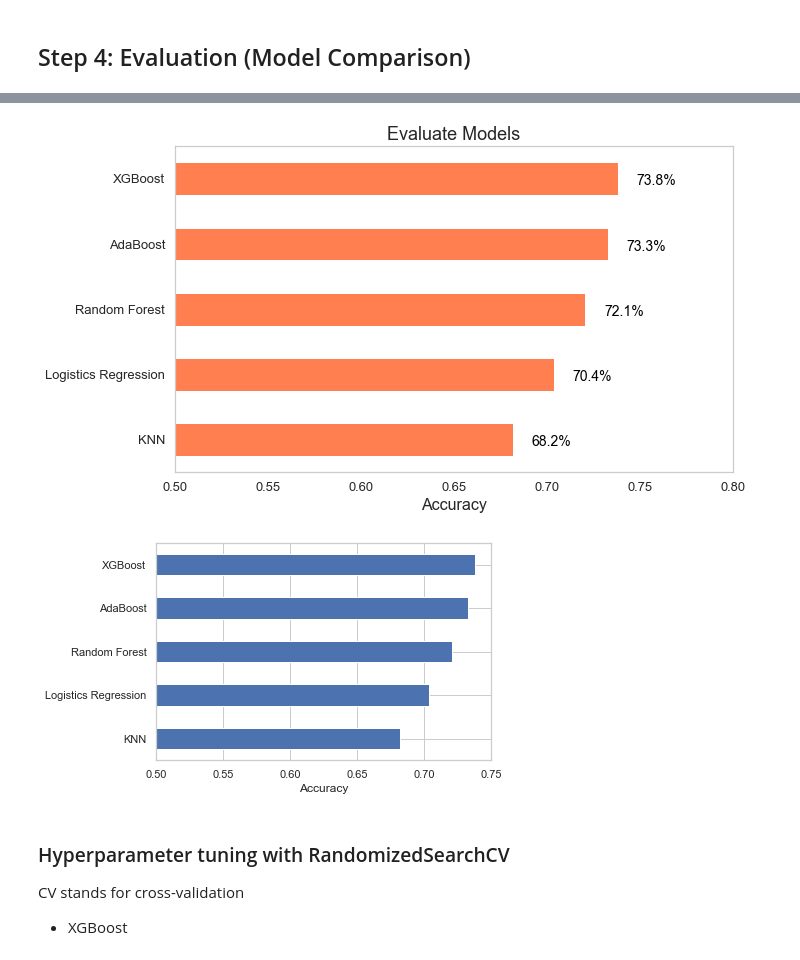
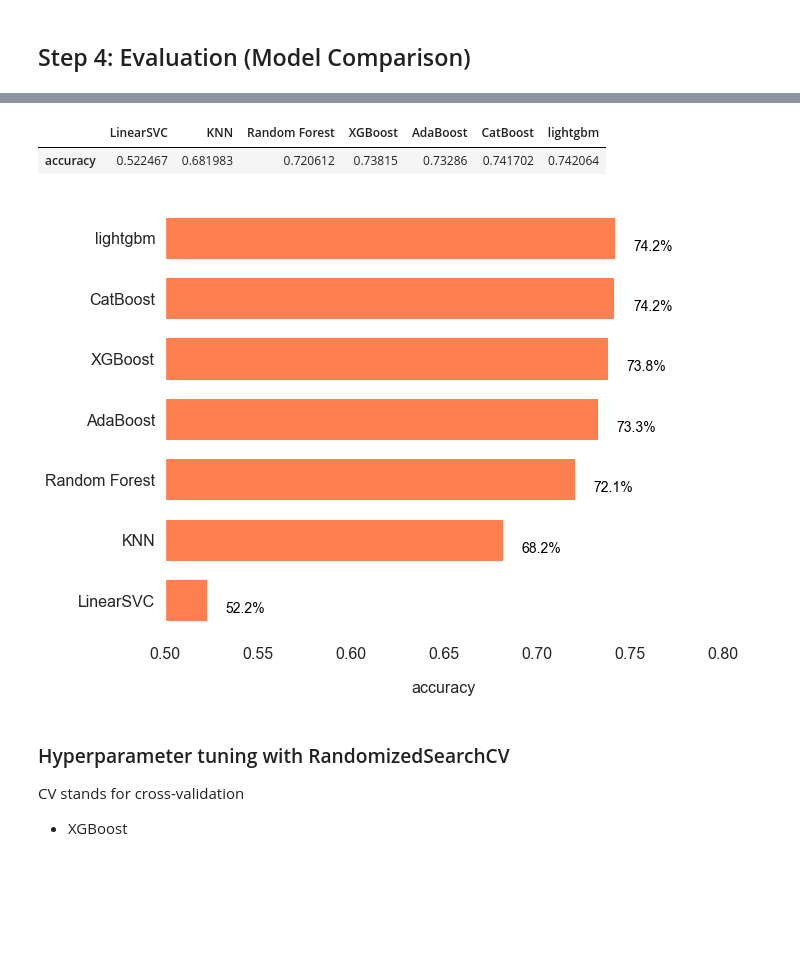
Before and after one commit to mkyurw/Heart-Disease-Prediction, a Jupyter notebook: Cardio.ipynb, the cells around one changed output, grey strips where cells are left out. Cells and saved outputs as stored; diff of their text form; code cells hidden in the pictures; blank space fills up the shorter version.

```diff
--- a/Cardio.ipynb
+++ b/Cardio.ipynb
@@ -258,7 +309,8 @@ df_copy.head()
 | 3 | 17623 | 2 | 169 | 82.0 | 150 | 100 | 1 | 1 | 0 | 0 | 1 | ... |
 | 4 | 17474 | 1 | 156 | 56.0 | 100 | 60 | 1 | 1 | 0 | 0 | 0 | ... |
 # %%
-df_no_outlier = df_copy[(df_copy["ap_hi_zscore"]<3) & (df_copy["ap_lo_zscore"]<3)]
+df_no_outlier = df_copy[(df_copy["ap_hi_zscore"]<3)]
+df_no_outlier = df_no_outlier[(df_copy["ap_lo_zscore"]<3)]
 df_no_outlier
 # %% [output]
 |  | age | gender | height | weight | ap_hi | ap_lo | cholesterol | gluc | smoke | alco | active | ... |
@@ -303,7 +355,10 @@ corr_matrix = df_no_outlier.corr()
 fig, ax = plt.subplots(figsize=(15,10))
 ax = sns.heatmap(corr_matrix,
                  annot=True,
+                 annot_kws={"size": 14},
                  linewidth=0.5,
                  fmt=".2f",
-                 cmap="YlGnBu");
+                 cmap="YlGnBu")
+sns.set(font_scale=1.4)
+plt.xticks(rotation=45);
 # %% [output]
@@ -331,10 +526,14 @@ x_train, x_test, y_train, y_test = train_test_split(x,
 # %%
+import time
+from sklearn.svm import LinearSVC
 # put 3 models in dict
-models = {"Logistics Regression":LogisticRegression(),
+models = {"LinearSVC":LinearSVC(),
           "KNN":KNeighborsClassifier(),
           "Random Forest":RandomForestClassifier(),
           "XGBoost" : XGBClassifier(),
-          "AdaBoost" : AdaBoostClassifier()}
+          "AdaBoost" : AdaBoostClassifier(),
+          "CatBoost": CatBoostClassifier(),
+          "lightgbm": LGBMClassifier()}
 
 # create function to fit and score models
 def fit_and_score(models, x_train, x_test, y_train, y_test):
@@ -354,7 +553,7 @@ def fit_and_score(models, x_train, x_test, y_train, y_test):
     for name, model in models.items():
         # fit the model to the data
         model.fit(x_train, y_train)
-        # Evaluate the model and append its score to model_score
+       # Evaluate the model and append its score to model_score
         model_scores[name] = model.score(x_test, y_test)
     return model_scores
 # %%
@@ -380,42 +599,43 @@ model_compare.T.plot.bar();
+# %%
+model_compare
+# %% [output]
+|  | LinearSVC | KNN | Random Forest | XGBoost | AdaBoost | CatBoost | lightgbm |
+| accuracy | 0.522467 | 0.681983 | 0.720612 | 0.73815 | 0.73286 | 0.741702 | 0.742064 |
 # %%
 x = model_compare.T.sort_values(by='accuracy', ascending=True)
 # %%
-ax = x.plot(kind='barh', figsize=(10,6),color="coral", fontsize=13, legend=None);
+ax = x.plot(kind='barh', figsize=(10,8),color="coral", fontsize=13, legend=None, width=0.7);
 ax.set_alpha(0.8)
-ax.set_title("Evaluate Models", fontsize=18)
-ax.set_xlabel("Accuracy", fontsize=16);
+# ax.set_title("Evaluate Models", fontsize=20)
+ax.set_xlabel("accuracy", fontsize=16);
+ax.set_facecolor("white")
 plt.xlim(0.5,0.8);
 plt.grid(False)
+plt.yticks(fontsize=16);
+plt.xticks(fontsize=16);
+ax.xaxis.set_label_coords(0.5, -0.1)
 
 # create a list to collect the plt.patches data
 totals = []
 
 # find the values and append to list
 for i in ax.patches:
     totals.append(i.get_width())
 
 # set individual bar lables using above list
 total = sum(totals)
 
 # set individual bar lables using above list
 for i in ax.patches:
     # get_width pulls left or right; get_y pushes up or down
     ax.text(i.get_width()+0.01, i.get_y()+0.15,
             str(round((i.get_width())*100, 1))+'%', fontsize=14,
 color='black')
 
 # invert for largest on top
 # ax.invert_yaxis()
 # %% [output]
-[figure, old version]
+[figure, new version]
-# %%
-x.plot.barh(legend=None);
-plt.xlim(0.5,0.75);
-plt.xlabel("Accuracy");
-# for index,value in enumerate(val):
-#     plt.text(value,index,str(value))
-# %% [output]
-[figure, removed]
 # %% [markdown]
 ### Hyperparameter tuning with RandomizedSearchCV
 CV stands for cross-validation
```
Also changed, not shown: parts of 36 cells of this notebook.
